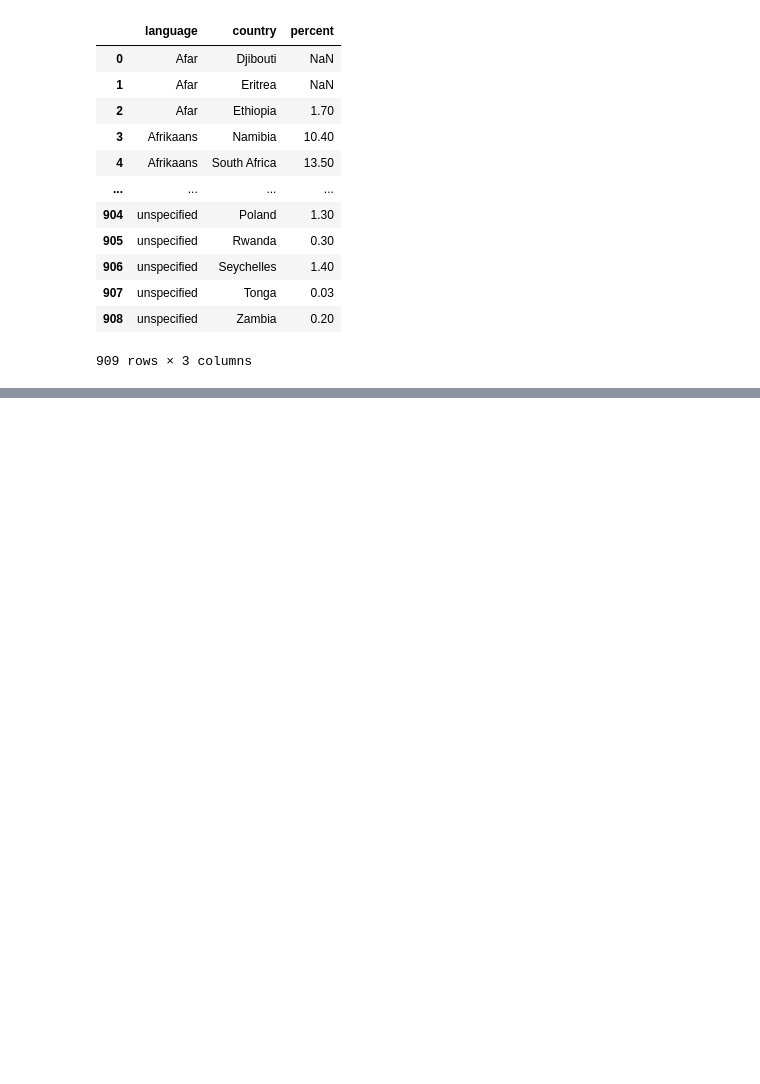
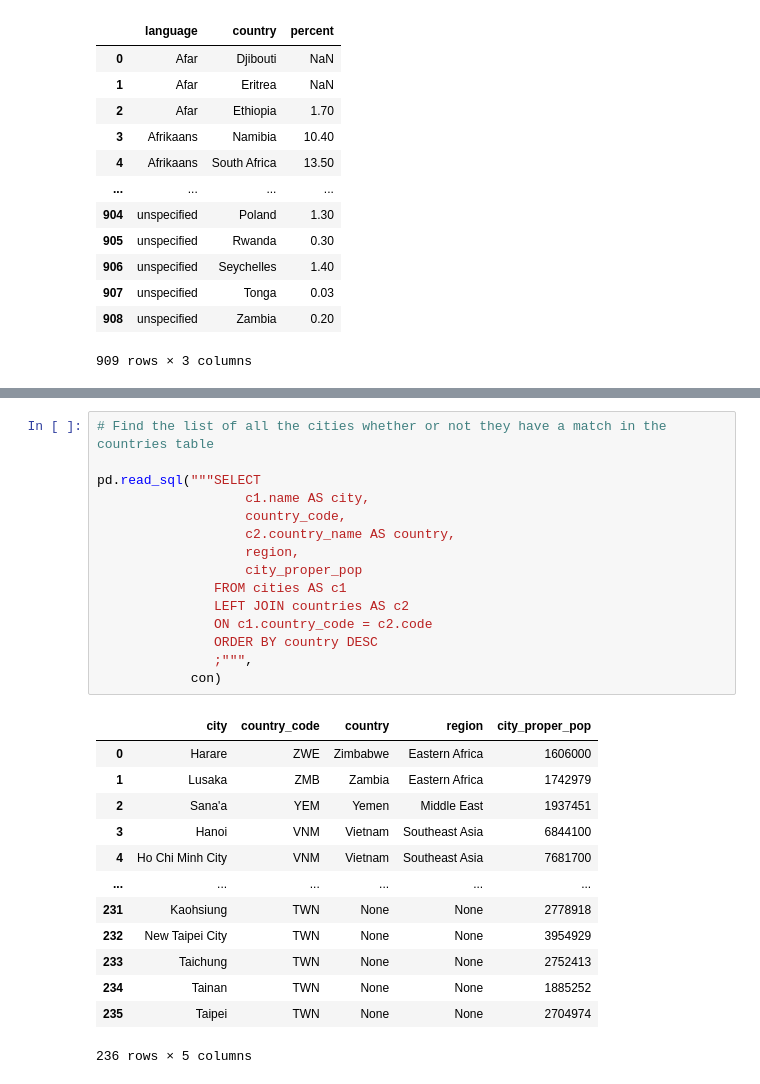
Before and after one commit to Cooleekova/data_engineering, a Jupyter notebook: SQL/Joining_data_in_SQL.ipynb, the cells around one changed output, grey strips where cells are left out. Saved outputs shown, nothing was run; the diff lists cells and outputs as text; blank space fills up the shorter version.

```diff
--- a/SQL/Joining_data_in_SQL.ipynb
+++ b/SQL/Joining_data_in_SQL.ipynb
@@ -174,0 +182,29 @@ pd.read_sql("""SELECT country_name, e.year, p.fertility_rate, ROUND(e.unemployme
+# %%
+# Find the list of all the cities whether or not they have a match in the countries table
+
+pd.read_sql("""SELECT
+                   c1.name AS city,
+                   country_code,
+                   c2.country_name AS country,
+                   region,
+                   city_proper_pop
+               FROM cities AS c1
+               LEFT JOIN countries AS c2
+               ON c1.country_code = c2.code
+               ORDER BY country DESC
+               ;""",
+            con)
+# %% [output]
+|  | city | country_code | country | region | city_proper_pop |
+| 0 | Harare | ZWE | Zimbabwe | Eastern Africa | 1606000 |
+| 1 | Lusaka | ZMB | Zambia | Eastern Africa | 1742979 |
+| 2 | Sana'a | YEM | Yemen | Middle East | 1937451 |
+| 3 | Hanoi | VNM | Vietnam | Southeast Asia | 6844100 |
+| 4 | Ho Chi Minh City | VNM | Vietnam | Southeast Asia | 7681700 |
+| ... | ... | ... | ... | ... | ... |
+| 231 | Kaohsiung | TWN | None | None | 2778918 |
+| 232 | New Taipei City | TWN | None | None | 3954929 |
+| 233 | Taichung | TWN | None | None | 2752413 |
+| 234 | Tainan | TWN | None | None | 1885252 |
+| 235 | Taipei | TWN | None | None | 2704974 |
+236 rows × 5 columns
```
Also changed, not shown: parts of 11 cells of this notebook.
